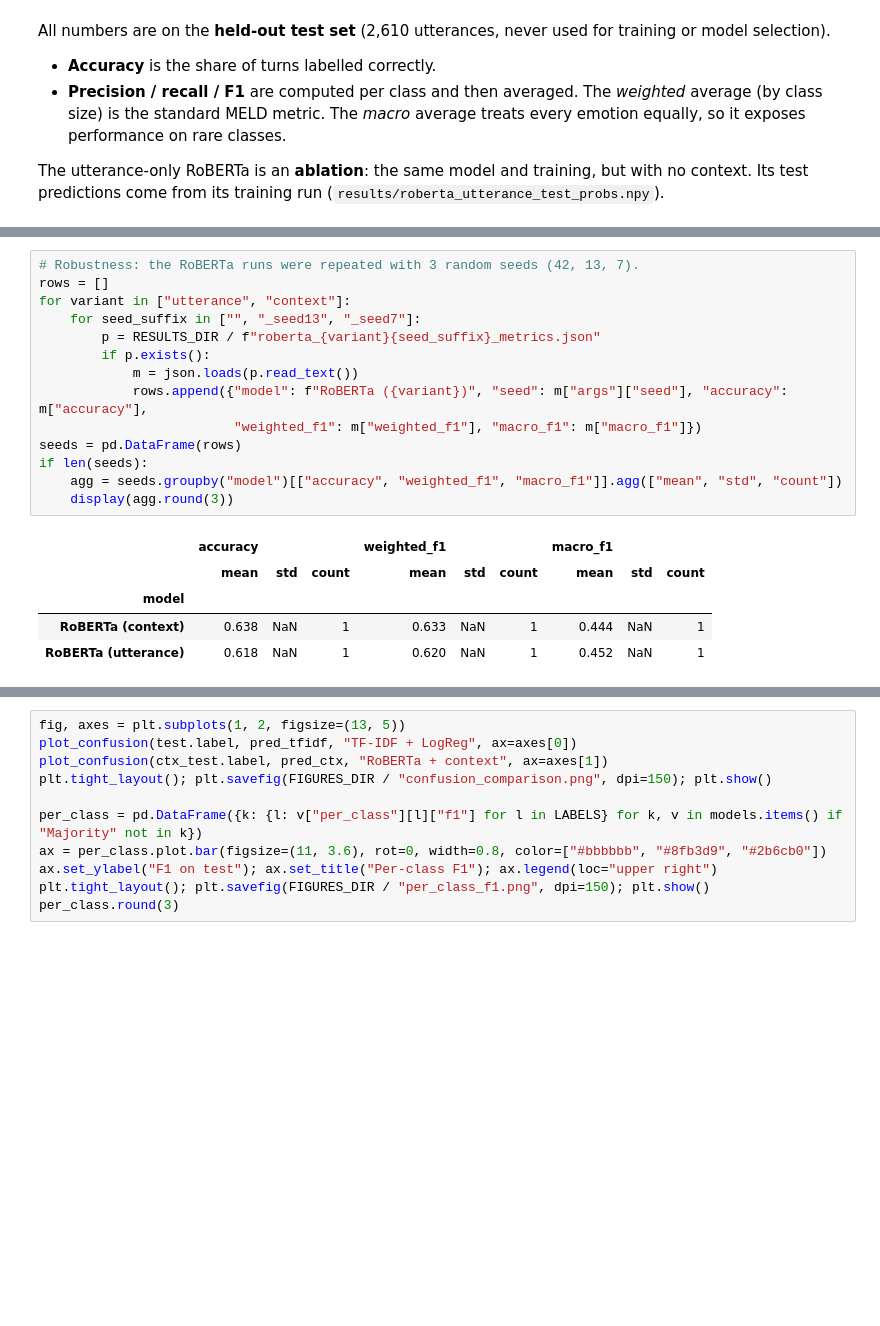
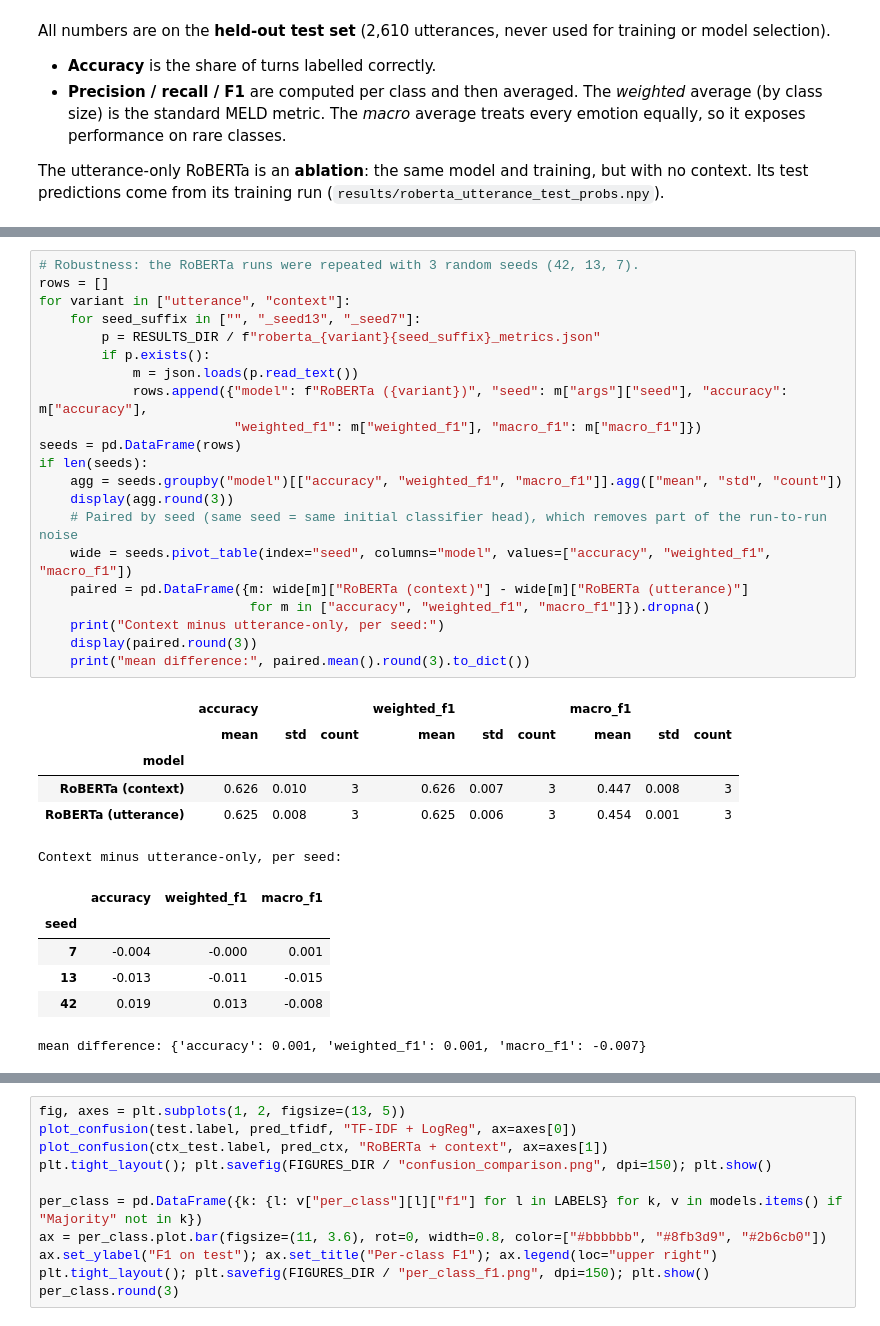
Before and after one commit to saxenaaarav3103/NLP-Project, a Jupyter notebook: notebooks/emotion_recognition.ipynb, the cells around one changed output, grey strips where cells are left out. Cells and saved outputs as stored; diff of their text form; blank space fills up the shorter version.

```diff
--- a/notebooks/emotion_recognition.ipynb
+++ b/notebooks/emotion_recognition.ipynb
@@ -257,20 +257,34 @@ summary.round(3)
 # %%
 # Robustness: the RoBERTa runs were repeated with 3 random seeds (42, 13, 7).
 rows = []
 for variant in ["utterance", "context"]:
     for seed_suffix in ["", "_seed13", "_seed7"]:
         p = RESULTS_DIR / f"roberta_{variant}{seed_suffix}_metrics.json"
         if p.exists():
             m = json.loads(p.read_text())
             rows.append({"model": f"RoBERTa ({variant})", "seed": m["args"]["seed"], "accuracy": m["accuracy"],
                          "weighted_f1": m["weighted_f1"], "macro_f1": m["macro_f1"]})
 seeds = pd.DataFrame(rows)
 if len(seeds):
     agg = seeds.groupby("model")[["accuracy", "weighted_f1", "macro_f1"]].agg(["mean", "std", "count"])
     display(agg.round(3))
+    # Paired by seed (same seed = same initial classifier head), which removes part of the run-to-run noise
+    wide = seeds.pivot_table(index="seed", columns="model", values=["accuracy", "weighted_f1", "macro_f1"])
+    paired = pd.DataFrame({m: wide[m]["RoBERTa (context)"] - wide[m]["RoBERTa (utterance)"]
+                           for m in ["accuracy", "weighted_f1", "macro_f1"]}).dropna()
+    print("Context minus utterance-only, per seed:")
+    display(paired.round(3))
+    print("mean difference:", paired.mean().round(3).to_dict())
 # %% [output]
 |  | accuracy |  |  | weighted_f1 |  |  | macro_f1 |  |  |
 |  | mean | std | count | mean | std | count | mean | std | count |
 | model |  |  |  |  |  |  |  |  |  |
-| RoBERTa (context) | 0.638 | NaN | 1 | 0.633 | NaN | 1 | 0.444 | NaN | 1 |
-| RoBERTa (utterance) | 0.618 | NaN | 1 | 0.620 | NaN | 1 | 0.452 | NaN | 1 |
+| RoBERTa (context) | 0.626 | 0.010 | 3 | 0.626 | 0.007 | 3 | 0.447 | 0.008 | 3 |
+| RoBERTa (utterance) | 0.625 | 0.008 | 3 | 0.625 | 0.006 | 3 | 0.454 | 0.001 | 3 |
+Context minus utterance-only, per seed:
+|  | accuracy | weighted_f1 | macro_f1 |
+| seed |  |  |  |
+| 7 | -0.004 | -0.000 | 0.001 |
+| 13 | -0.013 | -0.011 | -0.015 |
+| 42 | 0.019 | 0.013 | -0.008 |
+mean difference: {'accuracy': 0.001, 'weighted_f1': 0.001, 'macro_f1': -0.007}
```
Also changed, not shown: parts of 8 cells of this notebook, 19 other files.
